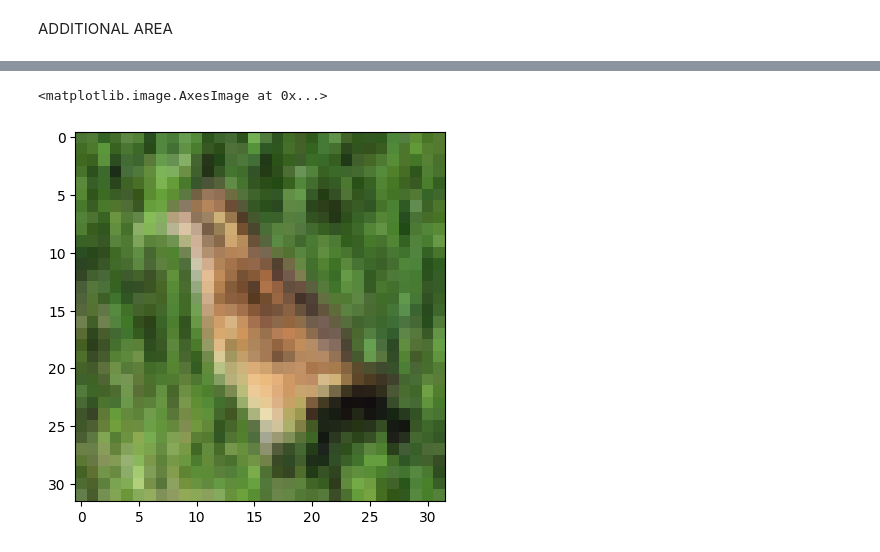
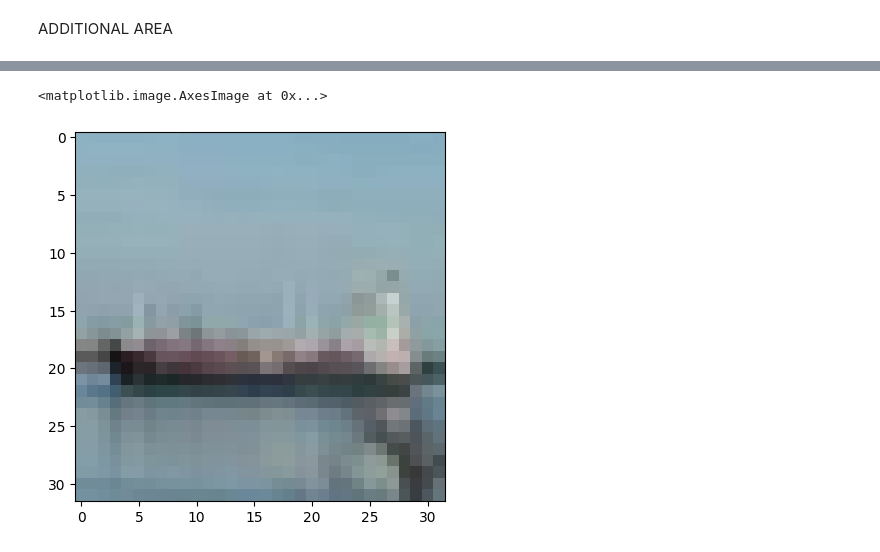
Before and after one commit to JavaOliverLu/python, a Jupyter notebook: AP4062_HW1.ipynb, the cells around one changed output, grey strips where cells are left out. Saved outputs shown, nothing was run; the diff lists cells and outputs as text; code cells hidden in the pictures.

```diff
--- a/AP4062_HW1.ipynb
+++ b/AP4062_HW1.ipynb
@@ -90,8 +90,8 @@ plt.show()
 # %%
-digit = train_images[2340]
+digit = train_images[4723]
 import matplotlib.pyplot as plt
 plt.imshow(digit)
 #plt.show(digit)
 # %% [output]
 <matplotlib.image.AxesImage at 0x...>
-[figure, old version]
+[figure, new version]
```
Also changed, not shown: parts of 5 cells of this notebook.
